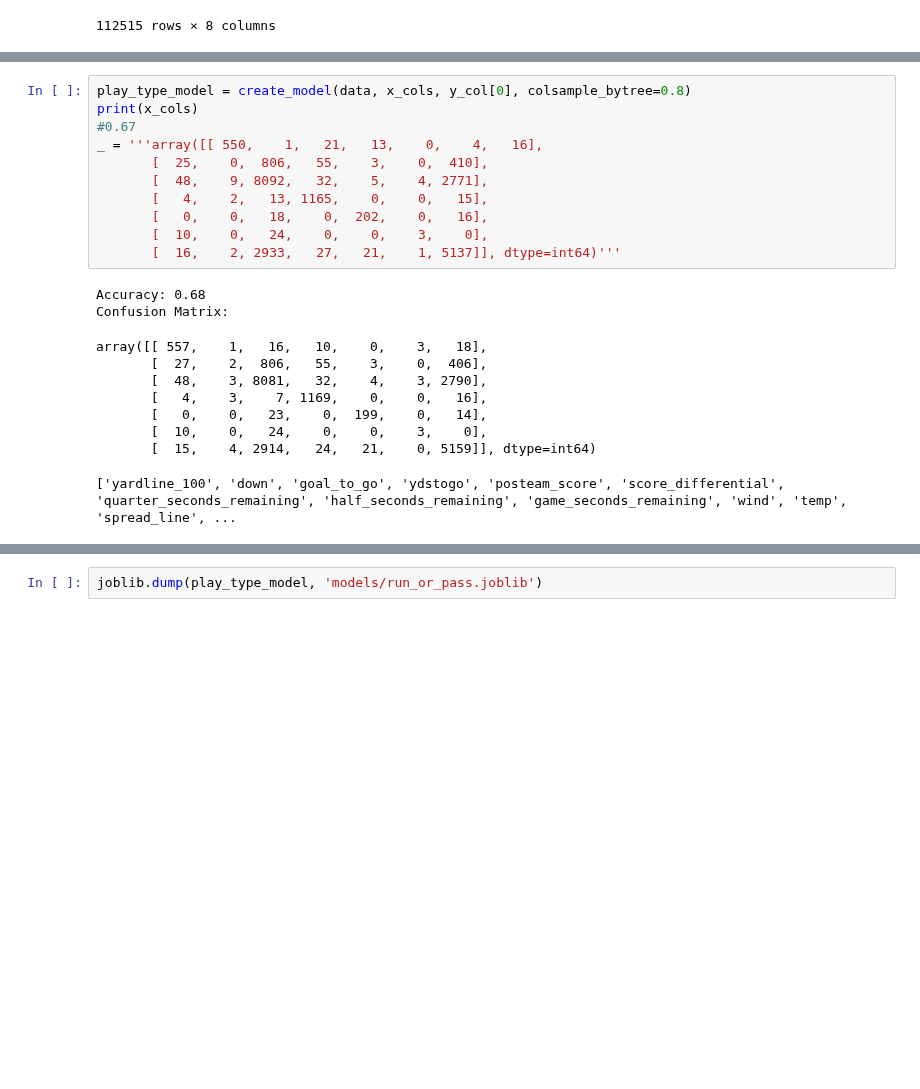
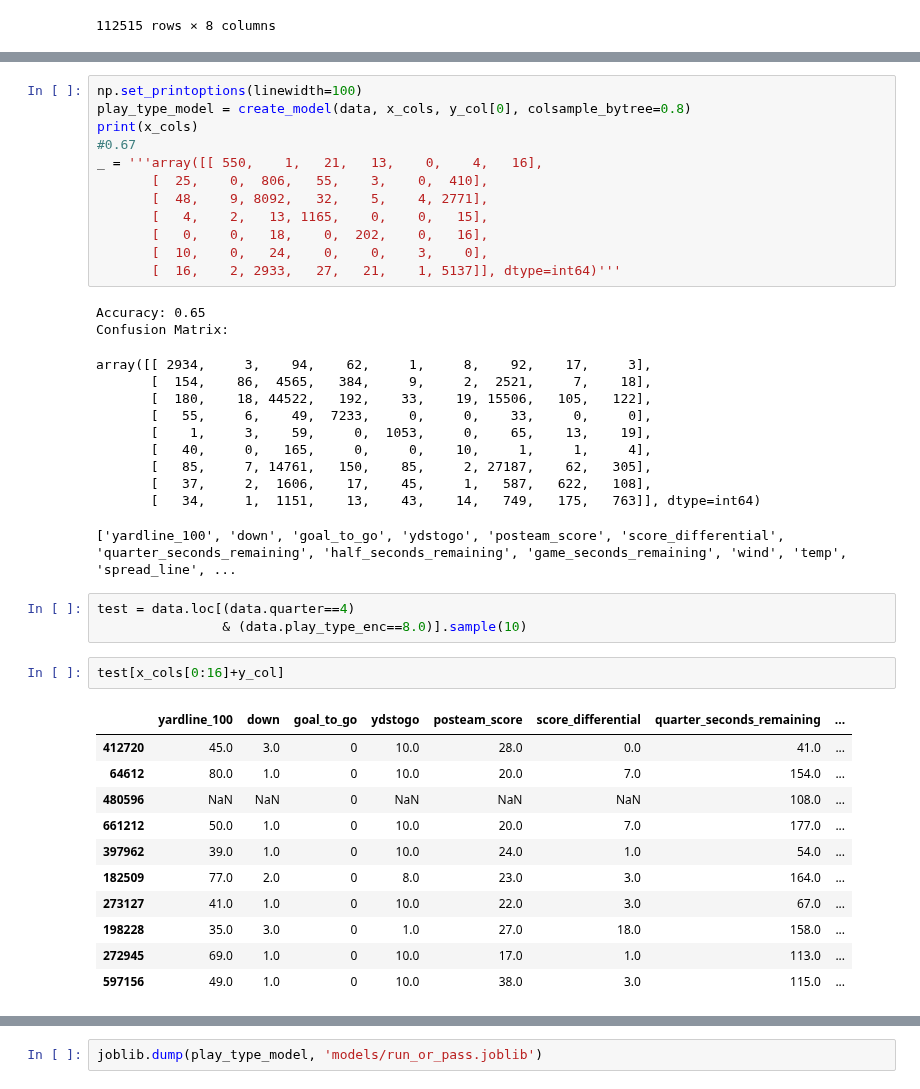
Before and after one commit to sharedw/NFL_sim, a Jupyter notebook: pass_or_run.ipynb, the cells around one changed output, grey strips where cells are left out. Drawn from its saved outputs; the diff is of its cells as text; blank space fills up the shorter version.

```diff
--- a/pass_or_run.ipynb
+++ b/pass_or_run.ipynb
@@ -121,4 +301,5 @@ data = data.loc[~data.play_type_enc.isna()]
 # %%
+np.set_printoptions(linewidth=100)
 play_type_model = create_model(data, x_cols, y_col[0], colsample_bytree=0.8)
 print(x_cols)
 #0.67
@@ -130,13 +311,32 @@ _ = '''array([[ 550,    1,   21,   13,    0,    4,   16],
        [  10,    0,   24,    0,    0,    3,    0],
        [  16,    2, 2933,   27,   21,    1, 5137]], dtype=int64)'''
 # %% [output]
-Accuracy: 0.68
+Accuracy: 0.65
 Confusion Matrix:
-array([[ 557,    1,   16,   10,    0,    3,   18],
-       [  27,    2,  806,   55,    3,    0,  406],
-       [  48,    3, 8081,   32,    4,    3, 2790],
-       [   4,    3,    7, 1169,    0,    0,   16],
-       [   0,    0,   23,    0,  199,    0,   14],
-       [  10,    0,   24,    0,    0,    3,    0],
-       [  15,    4, 2914,   24,   21,    0, 5159]], dtype=int64)
+array([[ 2934,     3,    94,    62,     1,     8,    92,    17,     3],
+       [  154,    86,  4565,   384,     9,     2,  2521,     7,    18],
+       [  180,    18, 44522,   192,    33,    19, 15506,   105,   122],
+       [   55,     6,    49,  7233,     0,     0,    33,     0,     0],
+       [    1,     3,    59,     0,  1053,     0,    65,    13,    19],
+       [   40,     0,   165,     0,     0,    10,     1,     1,     4],
+       [   85,     7, 14761,   150,    85,     2, 27187,    62,   305],
+       [   37,     2,  1606,    17,    45,     1,   587,   622,   108],
+       [   34,     1,  1151,    13,    43,    14,   749,   175,   763]], dtype=int64)
 ['yardline_100', 'down', 'goal_to_go', 'ydstogo', 'posteam_score', 'score_differential', 'quarter_seconds_remaining', 'half_seconds_remaining', 'game_seconds_remaining', 'wind', 'temp', 'spread_line', ...
+# %%
+test = data.loc[(data.quarter==4)
+                & (data.play_type_enc==8.0)].sample(10)
+# %%
+test[x_cols[0:16]+y_col]
+# %% [output]
+|  | yardline_100 | down | goal_to_go | ydstogo | posteam_score | score_differential | quarter_seconds_remaining | ... |
+| 412720 | 45.0 | 3.0 | 0 | 10.0 | 28.0 | 0.0 | 41.0 | ... |
+| 64612 | 80.0 | 1.0 | 0 | 10.0 | 20.0 | 7.0 | 154.0 | ... |
+| 480596 | NaN | NaN | 0 | NaN | NaN | NaN | 108.0 | ... |
+| 661212 | 50.0 | 1.0 | 0 | 10.0 | 20.0 | 7.0 | 177.0 | ... |
+| 397962 | 39.0 | 1.0 | 0 | 10.0 | 24.0 | 1.0 | 54.0 | ... |
+| 182509 | 77.0 | 2.0 | 0 | 8.0 | 23.0 | 3.0 | 164.0 | ... |
+| 273127 | 41.0 | 1.0 | 0 | 10.0 | 22.0 | 3.0 | 67.0 | ... |
+| 198228 | 35.0 | 3.0 | 0 | 1.0 | 27.0 | 18.0 | 158.0 | ... |
+| 272945 | 69.0 | 1.0 | 0 | 10.0 | 17.0 | 1.0 | 113.0 | ... |
+| 597156 | 49.0 | 1.0 | 0 | 10.0 | 38.0 | 3.0 | 115.0 | ... |
```
Also changed, not shown: parts of 28 cells of this notebook, 2 other files.
